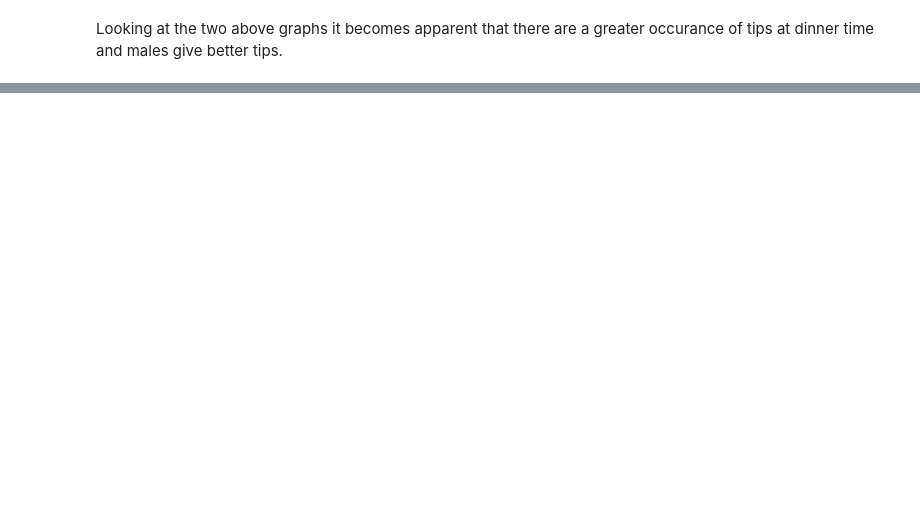
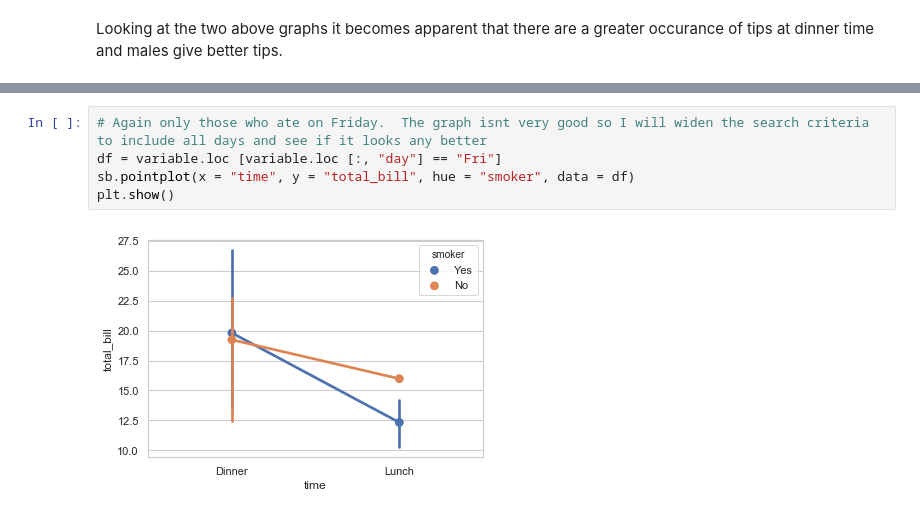
Before and after one commit to bexiturley/Fundamentals-of-Data-Analysis-Assessment-2019, a Jupyter notebook: Tips.ipynb, the cells around one changed output, grey strips where cells are left out. Saved outputs shown, nothing was run; the diff lists cells and outputs as text; blank space fills up the shorter version.

```diff
--- a/Tips.ipynb
+++ b/Tips.ipynb
@@ -704,0 +700,7 @@ plt.show()
+# %%
+# Again only those who ate on Friday.  The graph isnt very good so I will widen the search criteria to include all days and see if it looks any better
+df = variable.loc [variable.loc [:, "day"] == "Fri"]
+sb.pointplot(x = "time", y = "total_bill", hue = "smoker", data = df)
+plt.show()
+# %% [output]
+[figure, added]
```
Also changed, not shown: parts of 47 cells of this notebook, 1 other file.
